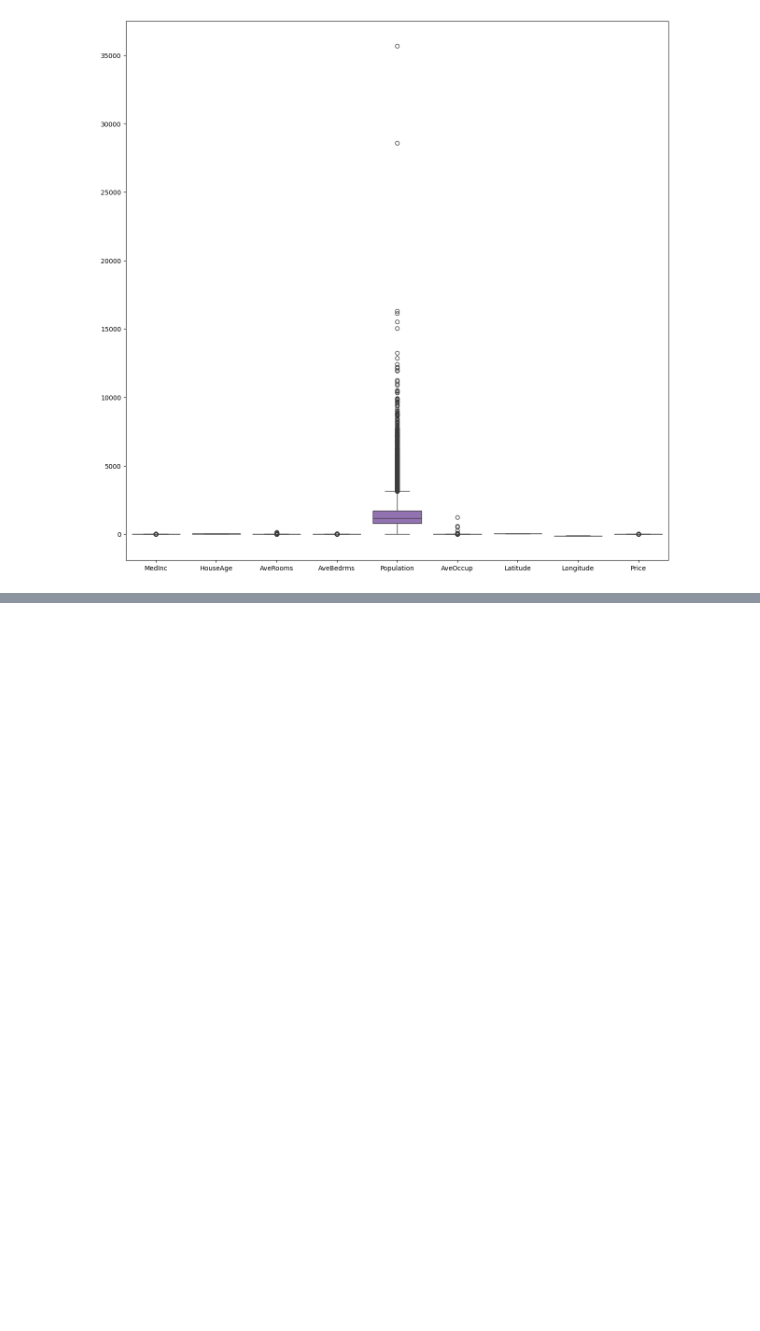
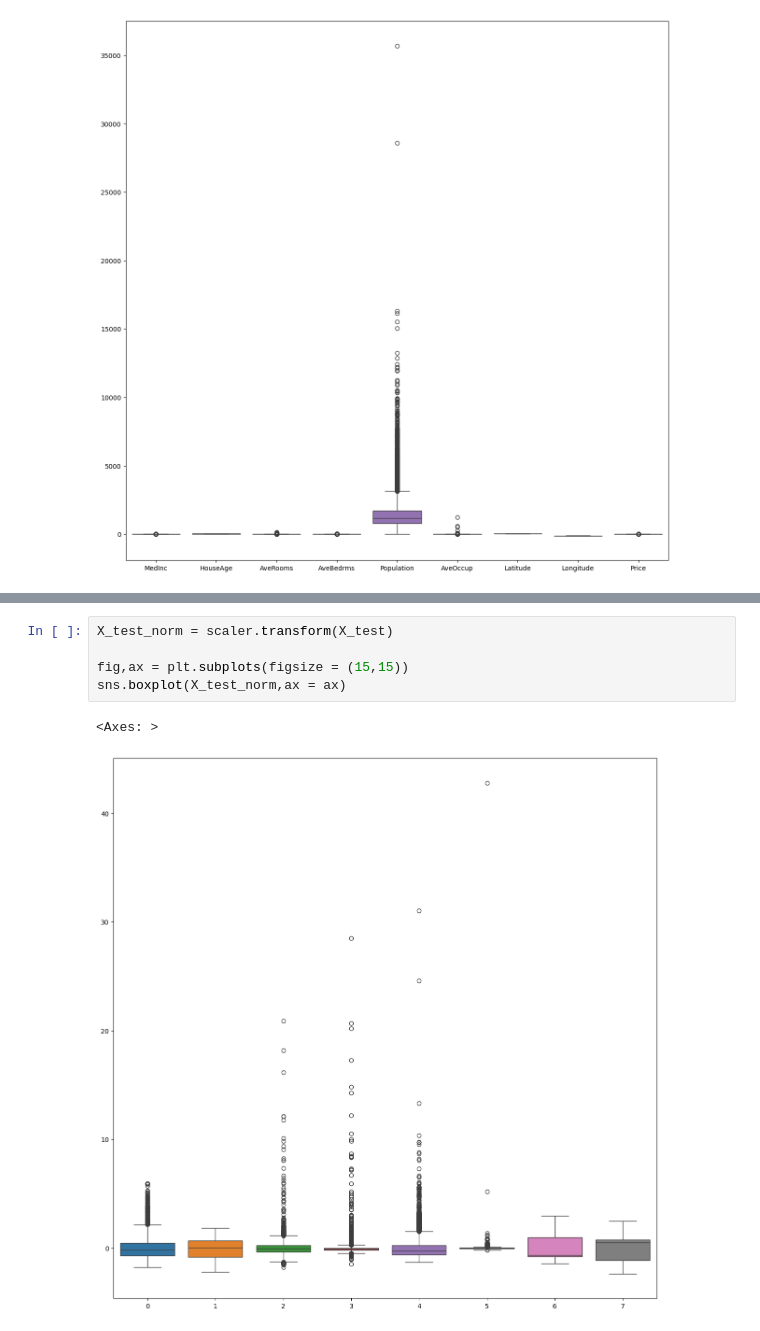
Before and after one commit to Priyabrata111/Predicting_House_Price, a Jupyter notebook: Predict House Prices.ipynb, the cells around one changed output, grey strips where cells are left out. Saved outputs shown, nothing was run; the diff lists cells and outputs as text; blank space fills up the shorter version.

```diff
--- a/Predict House Prices.ipynb
+++ b/Predict House Prices.ipynb
@@ -160,0 +229,8 @@ sns.boxplot(dataset,ax = ax)
+# %%
+X_test_norm = scaler.transform(X_test)
+
+fig,ax = plt.subplots(figsize = (15,15))
+sns.boxplot(X_test_norm,ax = ax)
+# %% [output]
+<Axes: >
+[figure, added]
```
Also changed, not shown: parts of 7 cells of this notebook.
